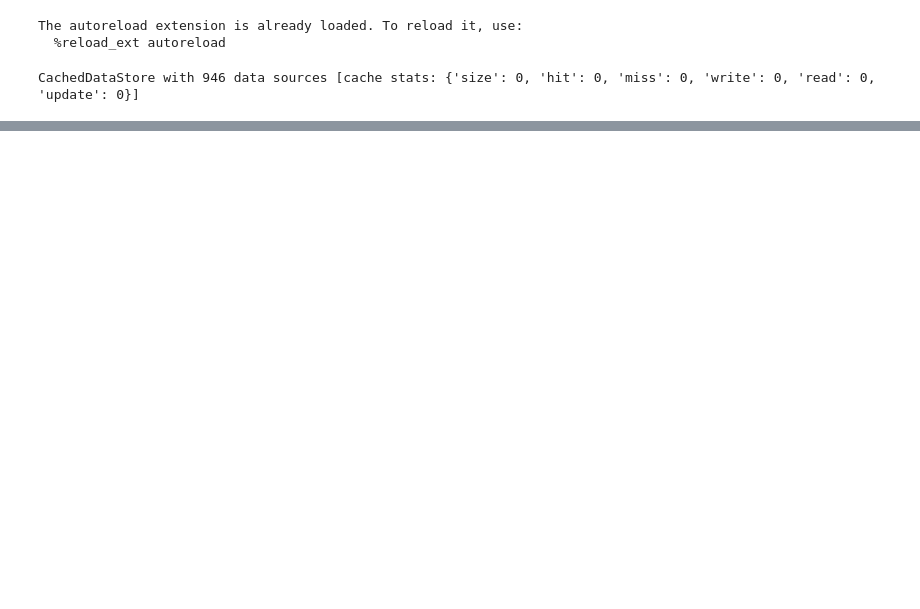
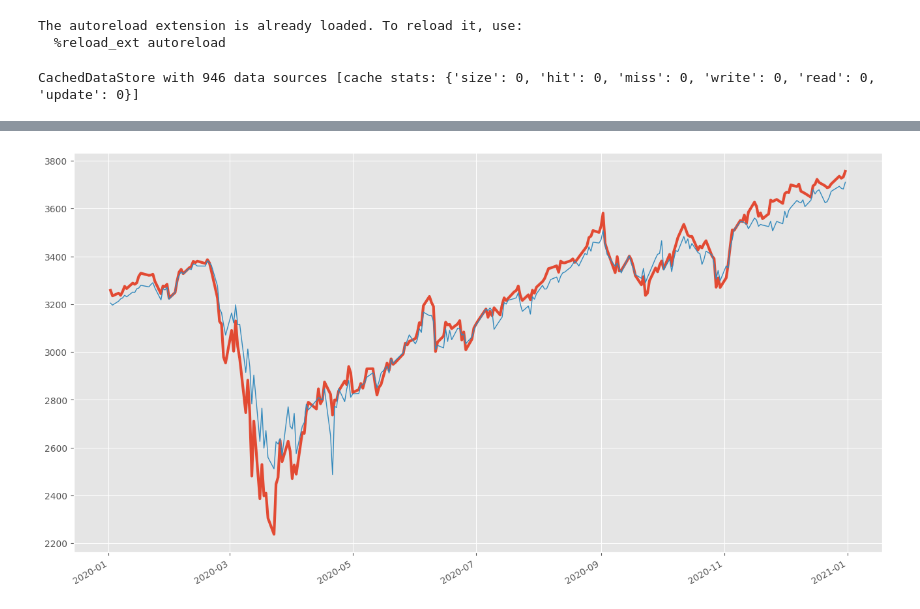
Before and after one commit to manidmt/TFG, a Jupyter notebook: jupyter/TFG_testing/ModelExperimentFactory_test.ipynb, the cells around one changed output, grey strips where cells are left out. Cells and saved outputs as stored; diff of their text form; code cells hidden in the pictures; blank space fills up the shorter version.

```diff
--- a/jupyter/TFG_testing/ModelExperimentFactory_test.ipynb
+++ b/jupyter/TFG_testing/ModelExperimentFactory_test.ipynb
@@ -107,3 +179,3 @@ print(data)
 # %%
-absolute_predictions = experiment_forest.reconstruct_absolute_predictions_from_relative()
+absolute_predictions_forest = experiment_forest.reconstruct_absolute_predictions_from_relative()
 print(absolute_predictions)
@@ -109,0 +272,4 @@ print(absolute_predictions)
+# %%
+plot_series([data, absolute_predictions_forest], "2020-01-01", "2021-01-01")
+# %% [output]
+[figure, added]
```
Also changed, not shown: parts of 22 cells of this notebook, 7 other files.
